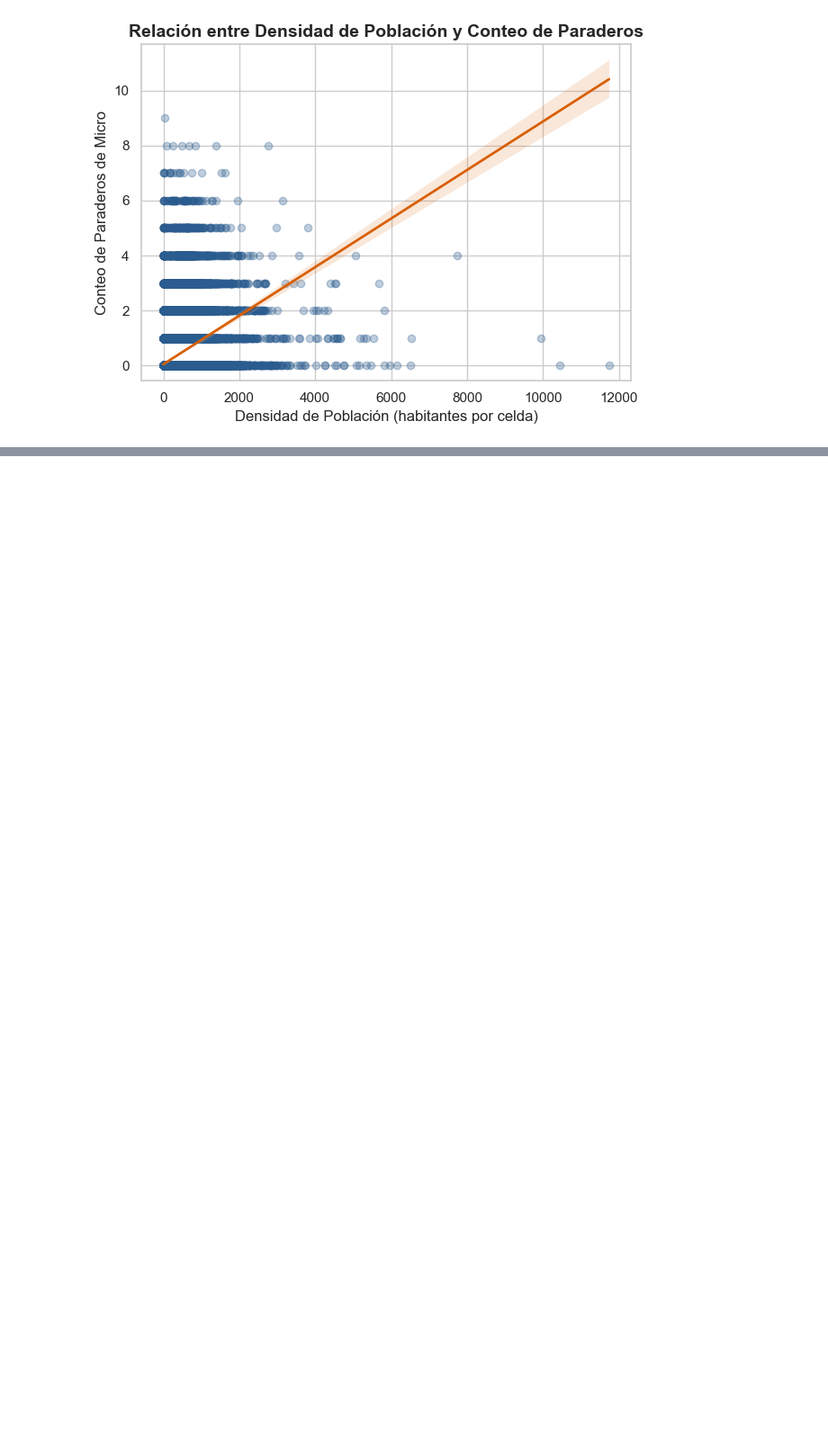
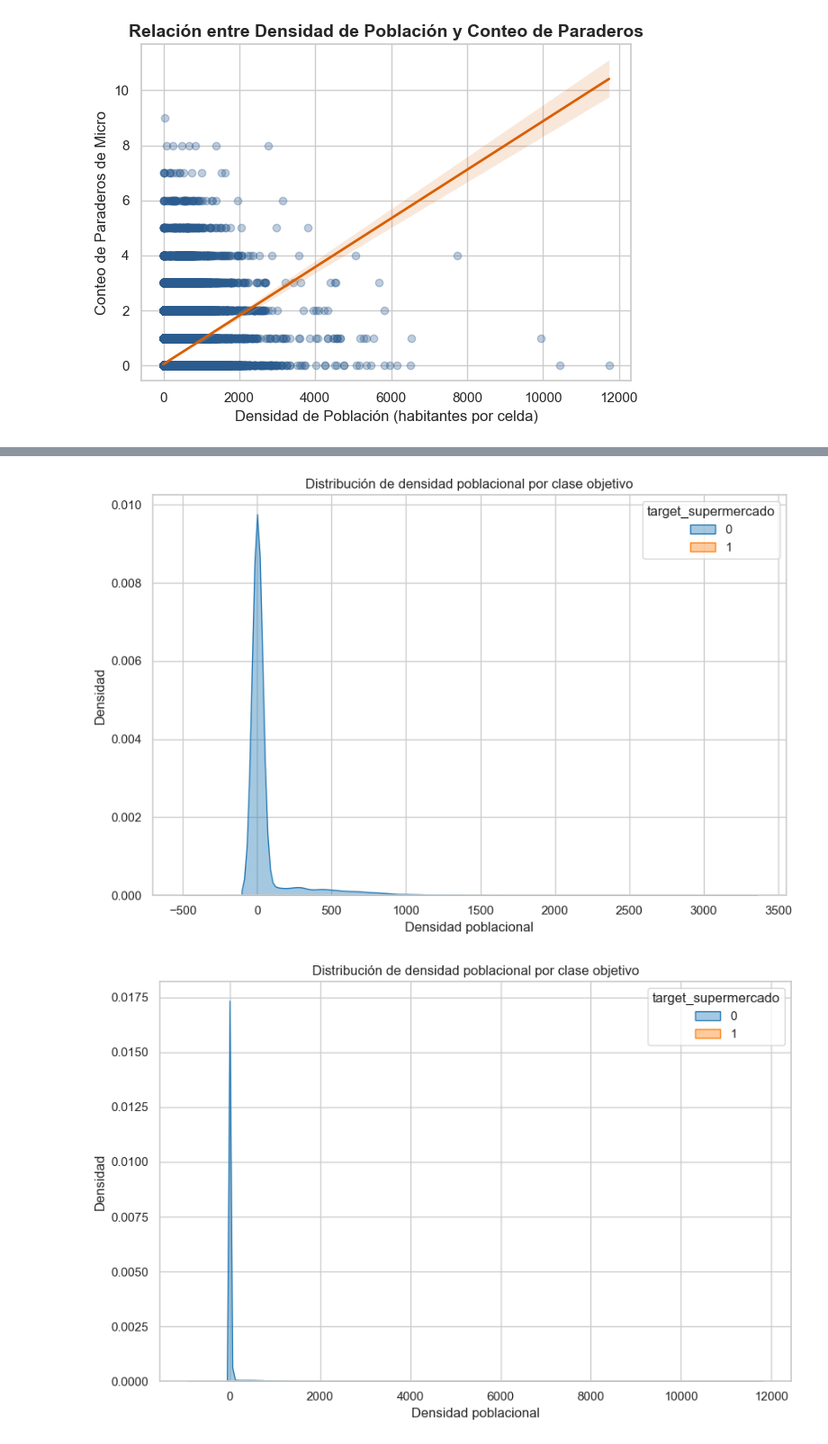
Before and after one commit to MateoJr182/supermarket-location-analytics, a Jupyter notebook: graficos_presentación_avance.ipynb, the cells around one changed output, grey strips where cells are left out. Shown at 90% size. Cells and saved outputs as stored; diff of their text form; code cells hidden in the pictures; blank space fills up the shorter version.

```diff
--- a/graficos_presentación_avance.ipynb
+++ b/graficos_presentación_avance.ipynb
@@ -202,0 +231,14 @@ Passing `palette` without assigning `hue` is deprecated and will be removed in v
+# %%
+for df in dataframes:
+    # 3) Histograma / KDE por clase
+    plt.figure(figsize=(9, 6))
+    sns.kdeplot(data=df, x='densidad_poblacion', hue='target_supermercado',
+                palette=['#1f77b4', '#ff7f0e'], fill=True, alpha=0.4)
+    plt.title('Distribución de densidad poblacional por clase objetivo')
+    plt.xlabel('Densidad poblacional')
+    plt.ylabel('Densidad')
+    plt.tight_layout()
+    plt.show()
+# %% [output]
+[figure, added]
+[figure, added]
```
Also changed, not shown: parts of 7 cells of this notebook.
